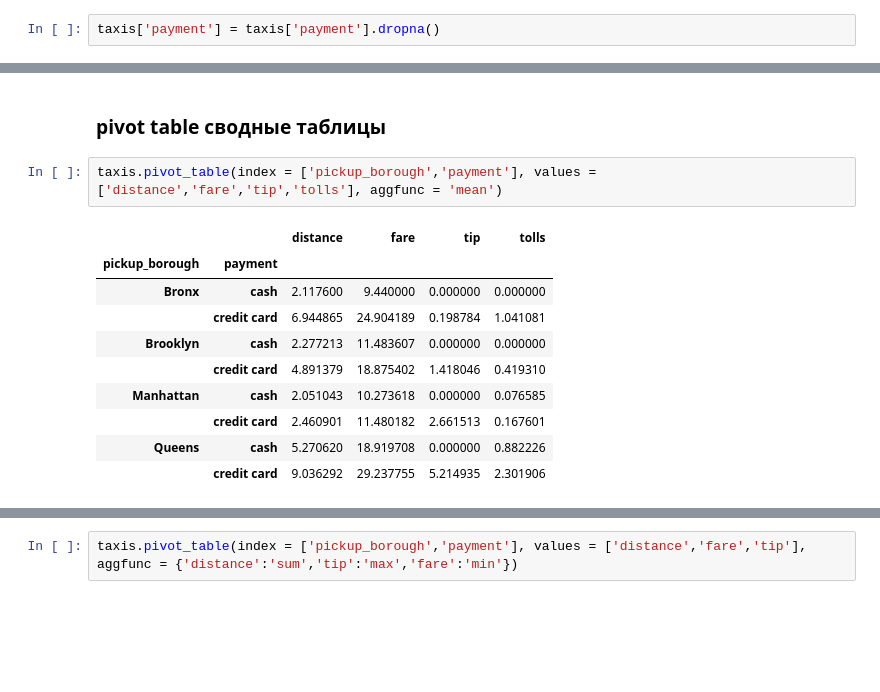
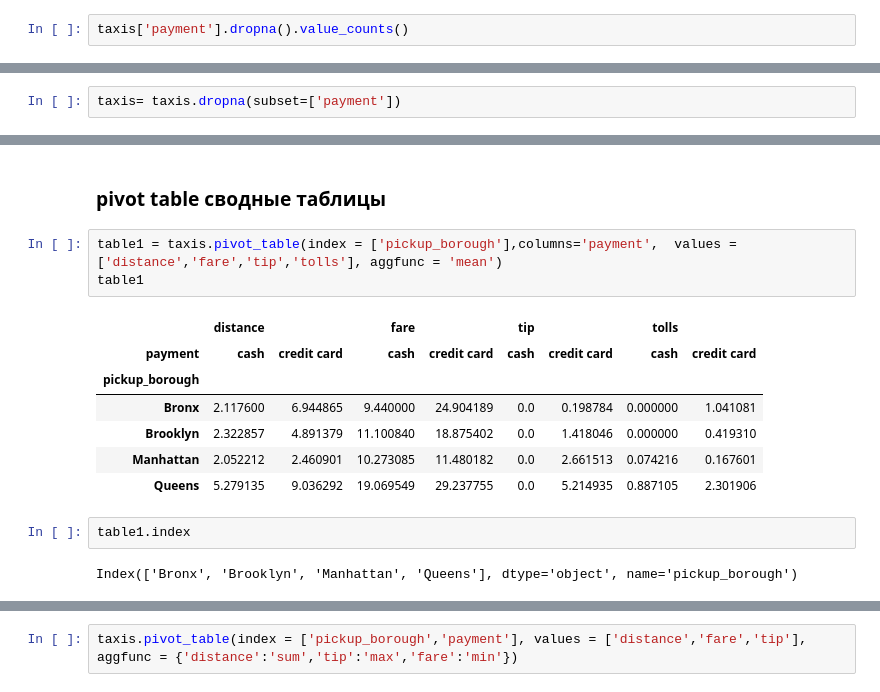
Before and after one commit to lectures-python/Python_lectures_HW, a Jupyter notebook: lectures_1_4.ipynb, the cells around one changed output, grey strips where cells are left out. Cells and saved outputs as stored; diff of their text form; blank space fills up the shorter version.

```diff
--- a/lectures_1_4.ipynb
+++ b/lectures_1_4.ipynb
@@ -1310,4 +1312,4 @@ taxis['payment'].isnull().sum()
 # %% [markdown]
 ### Удаление пропусков
 # %%
-taxis['payment'] = taxis['payment'].dropna()
+taxis['payment'].dropna().value_counts()
@@ -1313,0 +1320,2 @@ taxis['payment'] = taxis['payment'].dropna()
+# %%
+taxis= taxis.dropna(subset=['payment'])
@@ -1440,15 +1504,17 @@ taxis.groupby(['pickup_borough','payment'])['distance','fare','tip','tolls'].mea
 # %% [markdown]
 ### pivot table сводные таблицы
 # %%
-taxis.pivot_table(index = ['pickup_borough','payment'], values = ['distance','fare','tip','tolls'], aggfunc = 'mean')
+table1 = taxis.pivot_table(index = ['pickup_borough'],columns='payment',  values = ['distance','fare','tip','tolls'], aggfunc = 'mean')
+table1
 # %% [output]
-|  |  | distance | fare | tip | tolls |
-| pickup_borough | payment |  |  |  |  |
-| Bronx | cash | 2.117600 | 9.440000 | 0.000000 | 0.000000 |
-|  | credit card | 6.944865 | 24.904189 | 0.198784 | 1.041081 |
-| Brooklyn | cash | 2.277213 | 11.483607 | 0.000000 | 0.000000 |
-|  | credit card | 4.891379 | 18.875402 | 1.418046 | 0.419310 |
-| Manhattan | cash | 2.051043 | 10.273618 | 0.000000 | 0.076585 |
-|  | credit card | 2.460901 | 11.480182 | 2.661513 | 0.167601 |
-| Queens | cash | 5.270620 | 18.919708 | 0.000000 | 0.882226 |
-|  | credit card | 9.036292 | 29.237755 | 5.214935 | 2.301906 |
+|  | distance |  | fare |  | tip |  | tolls |  |
+| payment | cash | credit card | cash | credit card | cash | credit card | cash | credit card |
+| pickup_borough |  |  |  |  |  |  |  |  |
+| Bronx | 2.117600 | 6.944865 | 9.440000 | 24.904189 | 0.0 | 0.198784 | 0.000000 | 1.041081 |
+| Brooklyn | 2.322857 | 4.891379 | 11.100840 | 18.875402 | 0.0 | 1.418046 | 0.000000 | 0.419310 |
+| Manhattan | 2.052212 | 2.460901 | 10.273085 | 11.480182 | 0.0 | 2.661513 | 0.074216 | 0.167601 |
+| Queens | 5.279135 | 9.036292 | 19.069549 | 29.237755 | 0.0 | 5.214935 | 0.887105 | 2.301906 |
+# %%
+table1.index
+# %% [output]
+Index(['Bronx', 'Brooklyn', 'Manhattan', 'Queens'], dtype='object', name='pickup_borough')
```
Also changed, not shown: parts of 20 cells of this notebook.
